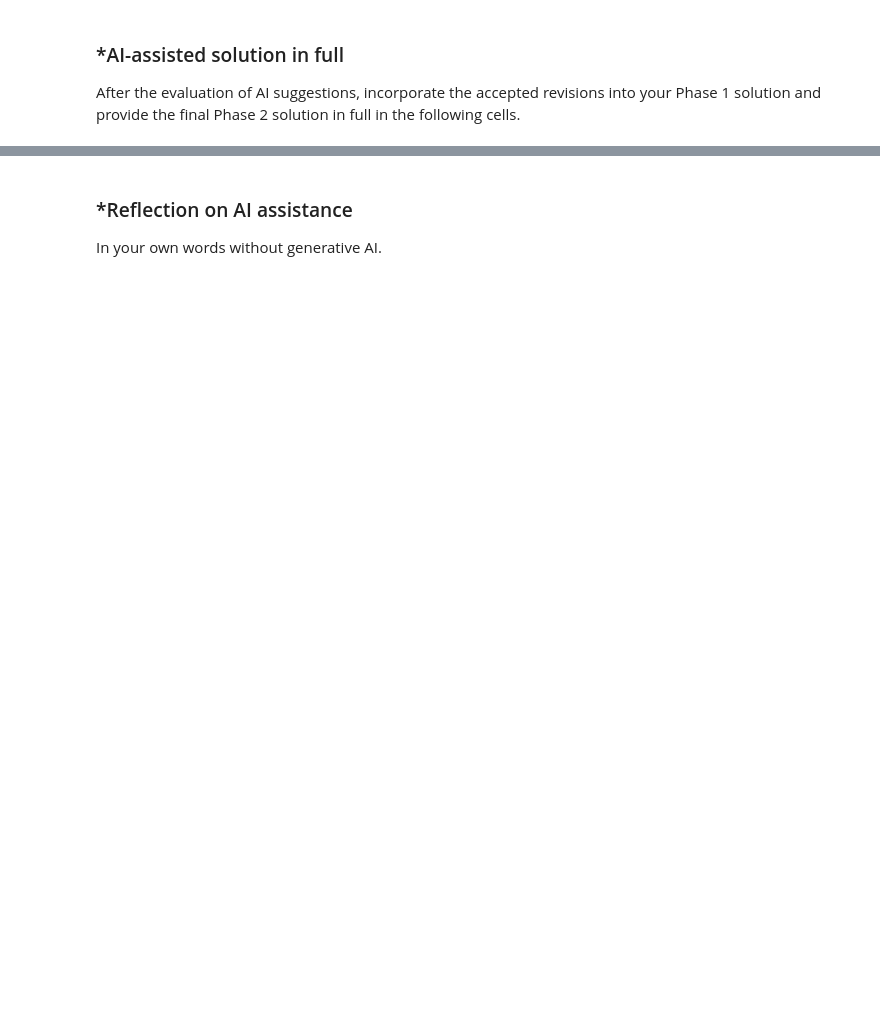
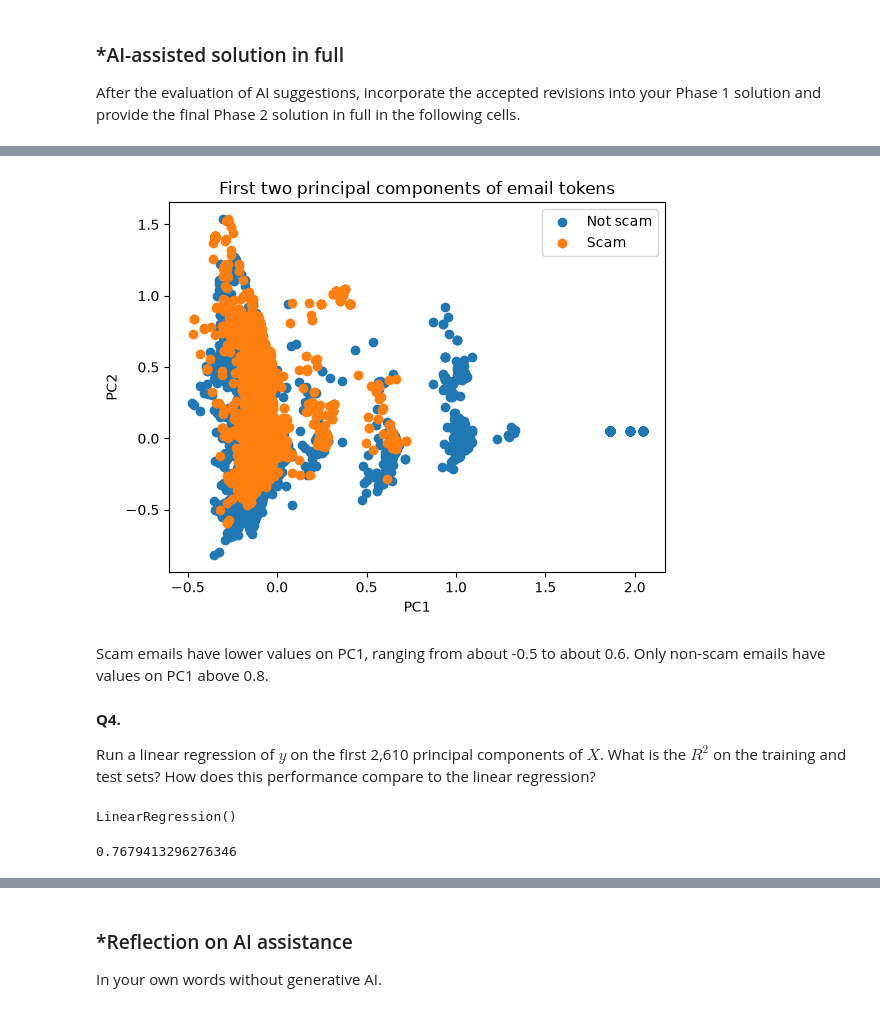
Before and after one commit to paytongergen/A05-pca, a Jupyter notebook: notebook.ipynb, the cells around one changed output, grey strips where cells are left out. Cells and saved outputs as stored; diff of their text form; code cells hidden in the pictures; blank space fills up the shorter version.

```diff
--- a/notebook.ipynb
+++ b/notebook.ipynb
@@ -234,0 +317,5 @@ After the evaluation of AI suggestions, incorporate the accepted revisions into
+# %%
+import pandas as pd
+
+phishing = pd.read_parquet("data/Phishing_clean.parquet", engine = "pyarrow")
+phishing
@@ -234,0 +385,28 @@ After the evaluation of AI suggestions, incorporate the accepted revisions into
+# %%
+from sklearn.decomposition import PCA
+
+X = phishing.drop(columns = "Email Type")
+pca = PCA(n_components = 2).fit(X)
+X_pca = pca.transform(X)
+# %%
+y = phishing["Email Type"]
+
+fig, ax = plt.subplots()
+for label, name in [(0, "Not scam"), (1, "Scam")]:
+    mask = (y == label).to_numpy()
+    ax.scatter(X_pca[mask, 0], X_pca[mask, 1], label=name)
+
+ax.set_xlabel("PC1")
+ax.set_ylabel("PC2")
+ax.set_title("First two principal components of email tokens")
+ax.legend()
+plt.show()
+# %% [output]
+[figure, added]
+# %% [markdown]
+Scam emails have lower values on PC1, ranging from about -0.5 to about 0.6. Only non-scam emails have values on PC1 above 0.8.
+# %% [markdown]
+**Q4.**
+
+Run a linear regression of $y$ on the first 2,610 principal components of $X$. What is the $R^2$ on the training and test sets?
+How does this performance compare to the linear regression?
@@ -234,0 +416,10 @@ After the evaluation of AI suggestions, incorporate the accepted revisions into
+# %%
+reg = LinearRegression()
+reg.fit(X_pca_2, y_train)
+# %% [output]
+LinearRegression()
+# %%
+r2_train_2 = reg.score(X_pca_2, y_train)
+r2_train_2
+# %% [output]
+0.7679413296276346
```
Also changed, not shown: parts of 33 cells of this notebook.
